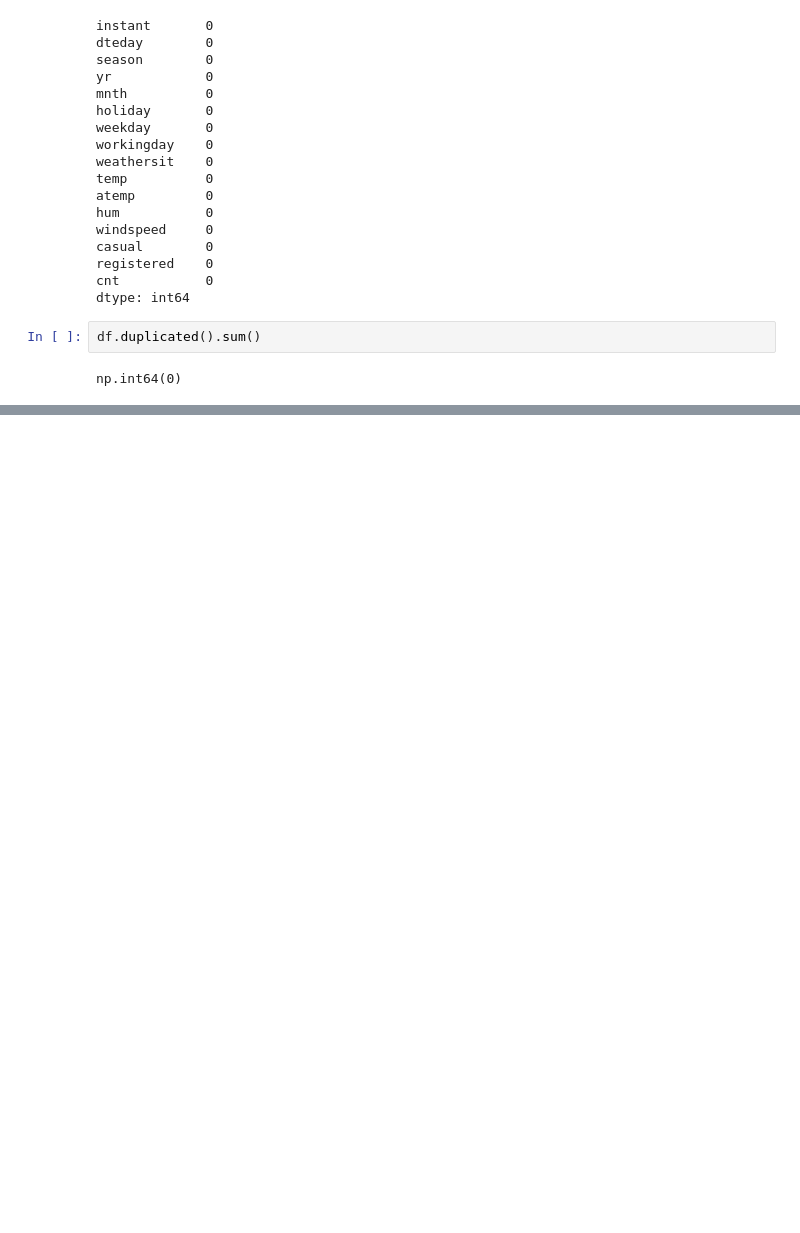
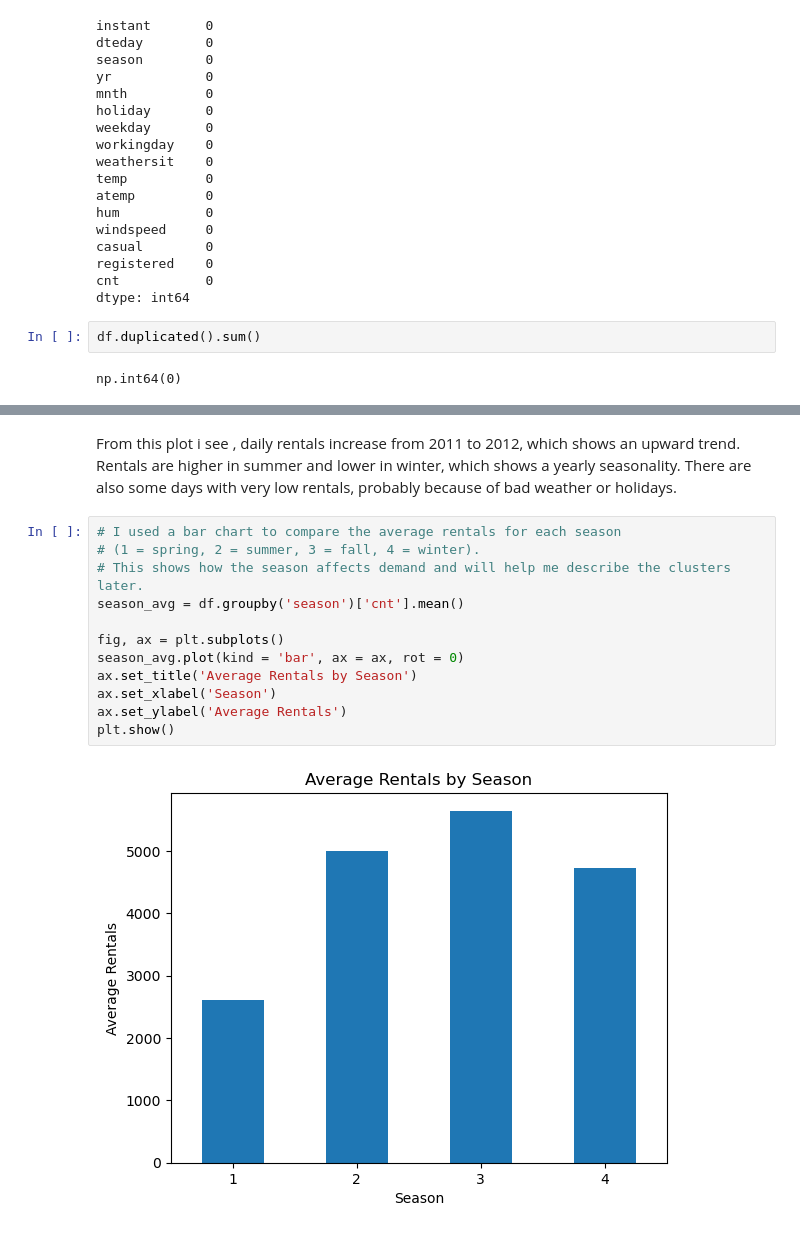
Before and after one commit to 2026150-hash/machine-learning-for-business-CA1, a Jupyter notebook: machine_learning_ca1.ipynb, the cells around one changed output, grey strips where cells are left out. Cells and saved outputs as stored; diff of their text form; blank space fills up the shorter version.

```diff
--- a/machine_learning_ca1.ipynb
+++ b/machine_learning_ca1.ipynb
@@ -91,0 +156,16 @@ df.describe()
+# %% [markdown]
+From this plot i see , daily rentals increase from 2011 to 2012, which shows an upward trend. Rentals are higher in summer and lower in winter, which shows a yearly seasonality. There are also some days with very low rentals, probably because of bad weather or holidays.
+# %%
+# I used a bar chart to compare the average rentals for each season
+# (1 = spring, 2 = summer, 3 = fall, 4 = winter).
+# This shows how the season affects demand and will help me describe the clusters later.
+season_avg = df.groupby('season')['cnt'].mean()
+
+fig, ax = plt.subplots()
+season_avg.plot(kind = 'bar', ax = ax, rot = 0)
+ax.set_title('Average Rentals by Season')
+ax.set_xlabel('Season')
+ax.set_ylabel('Average Rentals')
+plt.show()
+# %% [output]
+[figure, added]
```
Also changed, not shown: parts of 15 cells of this notebook.
